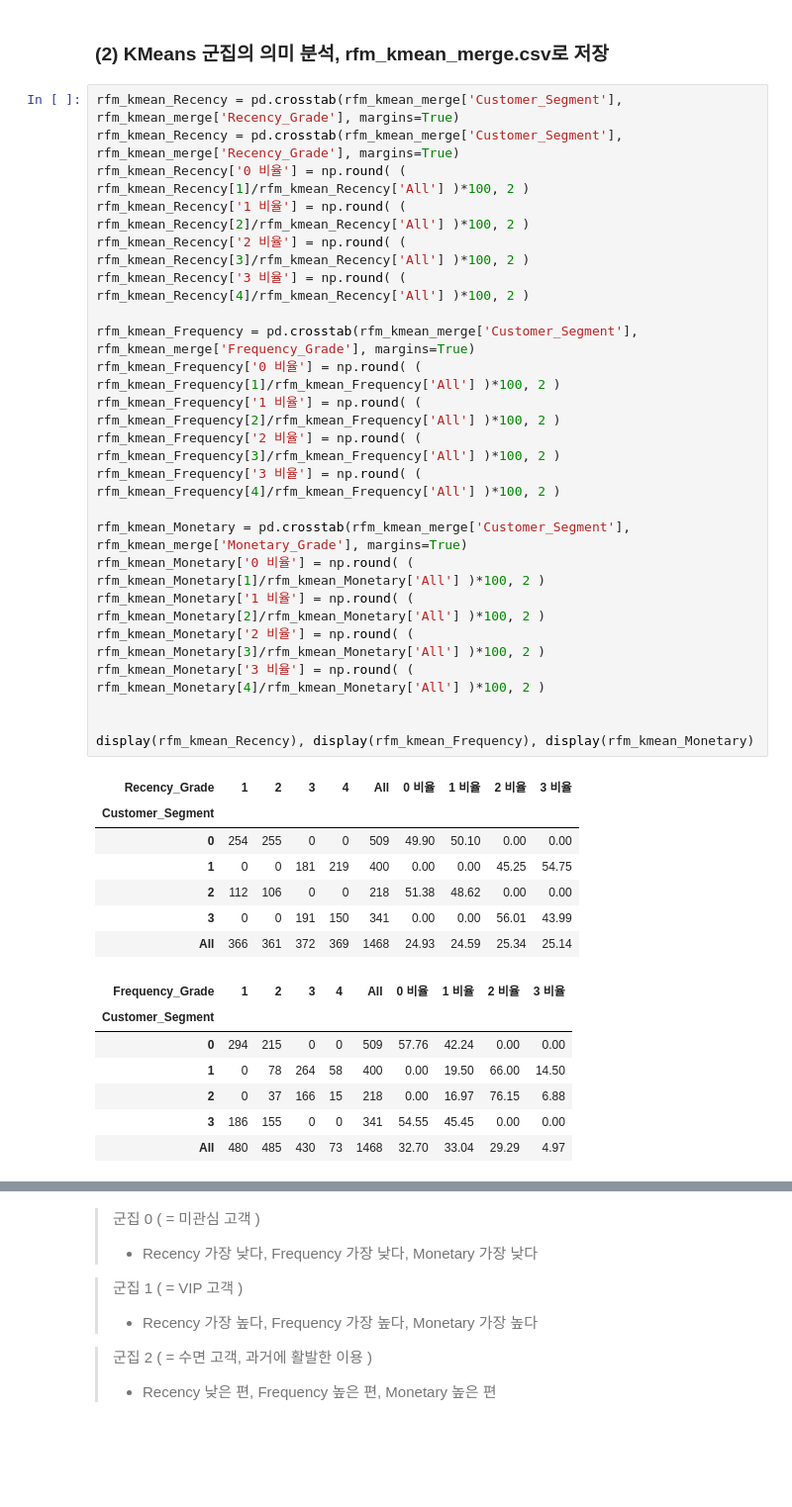
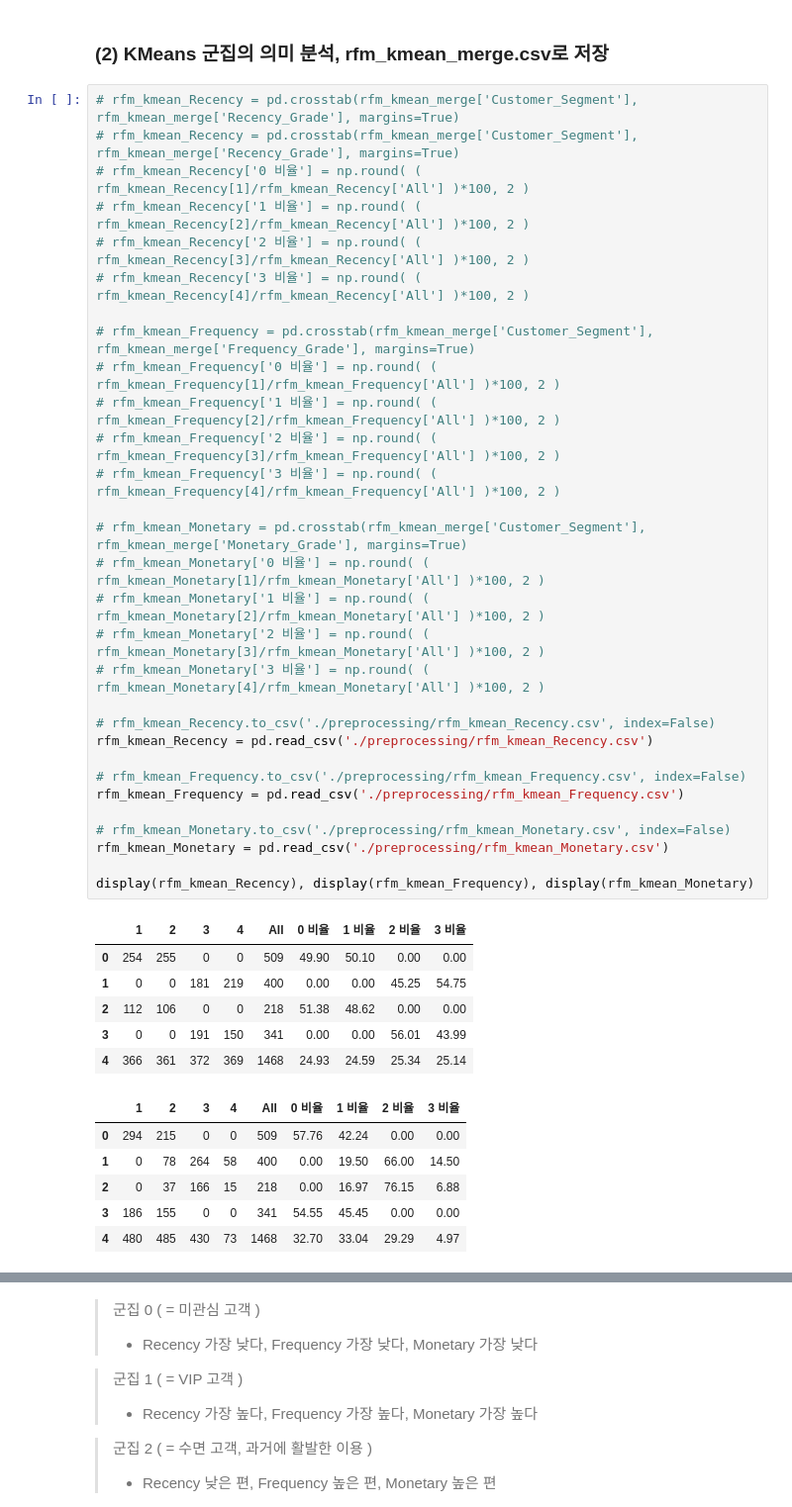
Before and after one commit to meo4739/Public_DACON_Cohort_RFM, a Jupyter notebook: cohort_RFM_ver2.ipynb, the cells around one changed output, grey strips where cells are left out. Shown at 99% size. Drawn from its saved outputs; the diff is of its cells as text; blank space fills up the shorter version.

```diff
--- a/cohort_RFM_ver2.ipynb
+++ b/cohort_RFM_ver2.ipynb
@@ -1110,39 +1142,45 @@ rfm_kmean_merge
 # %% [markdown]
 ### (2) KMeans 군집의 의미 분석, rfm_kmean_merge.csv로 저장
 # %%
-rfm_kmean_Recency = pd.crosstab(rfm_kmean_merge['Customer_Segment'], rfm_kmean_merge['Recency_Grade'], margins=True)
-rfm_kmean_Recency = pd.crosstab(rfm_kmean_merge['Customer_Segment'], rfm_kmean_merge['Recency_Grade'], margins=True)
-rfm_kmean_Recency['0 비율'] = np.round( ( rfm_kmean_Recency[1]/rfm_kmean_Recency['All'] )*100, 2 )
-rfm_kmean_Recency['1 비율'] = np.round( ( rfm_kmean_Recency[2]/rfm_kmean_Recency['All'] )*100, 2 )
-rfm_kmean_Recency['2 비율'] = np.round( ( rfm_kmean_Recency[3]/rfm_kmean_Recency['All'] )*100, 2 )
-rfm_kmean_Recency['3 비율'] = np.round( ( rfm_kmean_Recency[4]/rfm_kmean_Recency['All'] )*100, 2 )
+# rfm_kmean_Recency = pd.crosstab(rfm_kmean_merge['Customer_Segment'], rfm_kmean_merge['Recency_Grade'], margins=True)
+# rfm_kmean_Recency = pd.crosstab(rfm_kmean_merge['Customer_Segment'], rfm_kmean_merge['Recency_Grade'], margins=True)
+# rfm_kmean_Recency['0 비율'] = np.round( ( rfm_kmean_Recency[1]/rfm_kmean_Recency['All'] )*100, 2 )
+# rfm_kmean_Recency['1 비율'] = np.round( ( rfm_kmean_Recency[2]/rfm_kmean_Recency['All'] )*100, 2 )
+# rfm_kmean_Recency['2 비율'] = np.round( ( rfm_kmean_Recency[3]/rfm_kmean_Recency['All'] )*100, 2 )
+# rfm_kmean_Recency['3 비율'] = np.round( ( rfm_kmean_Recency[4]/rfm_kmean_Recency['All'] )*100, 2 )
 
-rfm_kmean_Frequency = pd.crosstab(rfm_kmean_merge['Customer_Segment'], rfm_kmean_merge['Frequency_Grade'], margins=True)
-rfm_kmean_Frequency['0 비율'] = np.round( ( rfm_kmean_Frequency[1]/rfm_kmean_Frequency['All'] )*100, 2 )
-rfm_kmean_Frequency['1 비율'] = np.round( ( rfm_kmean_Frequency[2]/rfm_kmean_Frequency['All'] )*100, 2 )
-rfm_kmean_Frequency['2 비율'] = np.round( ( rfm_kmean_Frequency[3]/rfm_kmean_Frequency['All'] )*100, 2 )
-rfm_kmean_Frequency['3 비율'] = np.round( ( rfm_kmean_Frequency[4]/rfm_kmean_Frequency['All'] )*100, 2 )
+# rfm_kmean_Frequency = pd.crosstab(rfm_kmean_merge['Customer_Segment'], rfm_kmean_merge['Frequency_Grade'], margins=True)
+# rfm_kmean_Frequency['0 비율'] = np.round( ( rfm_kmean_Frequency[1]/rfm_kmean_Frequency['All'] )*100, 2 )
+# rfm_kmean_Frequency['1 비율'] = np.round( ( rfm_kmean_Frequency[2]/rfm_kmean_Frequency['All'] )*100, 2 )
+# rfm_kmean_Frequency['2 비율'] = np.round( ( rfm_kmean_Frequency[3]/rfm_kmean_Frequency['All'] )*100, 2 )
+# rfm_kmean_Frequency['3 비율'] = np.round( ( rfm_kmean_Frequency[4]/rfm_kmean_Frequency['All'] )*100, 2 )
 
-rfm_kmean_Monetary = pd.crosstab(rfm_kmean_merge['Customer_Segment'], rfm_kmean_merge['Monetary_Grade'], margins=True)
-rfm_kmean_Monetary['0 비율'] = np.round( ( rfm_kmean_Monetary[1]/rfm_kmean_Monetary['All'] )*100, 2 )
-rfm_kmean_Monetary['1 비율'] = np.round( ( rfm_kmean_Monetary[2]/rfm_kmean_Monetary['All'] )*100, 2 )
-rfm_kmean_Monetary['2 비율'] = np.round( ( rfm_kmean_Monetary[3]/rfm_kmean_Monetary['All'] )*100, 2 )
-rfm_kmean_Monetary['3 비율'] = np.round( ( rfm_kmean_Monetary[4]/rfm_kmean_Monetary['All'] )*100, 2 )
+# rfm_kmean_Monetary = pd.crosstab(rfm_kmean_merge['Customer_Segment'], rfm_kmean_merge['Monetary_Grade'], margins=True)
+# rfm_kmean_Monetary['0 비율'] = np.round( ( rfm_kmean_Monetary[1]/rfm_kmean_Monetary['All'] )*100, 2 )
+# rfm_kmean_Monetary['1 비율'] = np.round( ( rfm_kmean_Monetary[2]/rfm_kmean_Monetary['All'] )*100, 2 )
+# rfm_kmean_Monetary['2 비율'] = np.round( ( rfm_kmean_Monetary[3]/rfm_kmean_Monetary['All'] )*100, 2 )
+# rfm_kmean_Monetary['3 비율'] = np.round( ( rfm_kmean_Monetary[4]/rfm_kmean_Monetary['All'] )*100, 2 )
 
+# rfm_kmean_Recency.to_csv('./preprocessing/rfm_kmean_Recency.csv', index=False)
+rfm_kmean_Recency = pd.read_csv('./preprocessing/rfm_kmean_Recency.csv')
+
+# rfm_kmean_Frequency.to_csv('./preprocessing/rfm_kmean_Frequency.csv', index=False)
+rfm_kmean_Frequency = pd.read_csv('./preprocessing/rfm_kmean_Frequency.csv')
+
+# rfm_kmean_Monetary.to_csv('./preprocessing/rfm_kmean_Monetary.csv', index=False)
+rfm_kmean_Monetary = pd.read_csv('./preprocessing/rfm_kmean_Monetary.csv')
 
 display(rfm_kmean_Recency), display(rfm_kmean_Frequency), display(rfm_kmean_Monetary)
 # %% [output]
-| Recency_Grade | 1 | 2 | 3 | 4 | All | 0 비율 | 1 비율 | 2 비율 | 3 비율 |
-| Customer_Segment |  |  |  |  |  |  |  |  |  |
+|  | 1 | 2 | 3 | 4 | All | 0 비율 | 1 비율 | 2 비율 | 3 비율 |
 | 0 | 254 | 255 | 0 | 0 | 509 | 49.90 | 50.10 | 0.00 | 0.00 |
 | 1 | 0 | 0 | 181 | 219 | 400 | 0.00 | 0.00 | 45.25 | 54.75 |
 | 2 | 112 | 106 | 0 | 0 | 218 | 51.38 | 48.62 | 0.00 | 0.00 |
 | 3 | 0 | 0 | 191 | 150 | 341 | 0.00 | 0.00 | 56.01 | 43.99 |
-| All | 366 | 361 | 372 | 369 | 1468 | 24.93 | 24.59 | 25.34 | 25.14 |
+| 4 | 366 | 361 | 372 | 369 | 1468 | 24.93 | 24.59 | 25.34 | 25.14 |
-| Frequency_Grade | 1 | 2 | 3 | 4 | All | 0 비율 | 1 비율 | 2 비율 | 3 비율 |
-| Customer_Segment |  |  |  |  |  |  |  |  |  |
+|  | 1 | 2 | 3 | 4 | All | 0 비율 | 1 비율 | 2 비율 | 3 비율 |
 | 0 | 294 | 215 | 0 | 0 | 509 | 57.76 | 42.24 | 0.00 | 0.00 |
 | 1 | 0 | 78 | 264 | 58 | 400 | 0.00 | 19.50 | 66.00 | 14.50 |
 | 2 | 0 | 37 | 166 | 15 | 218 | 0.00 | 16.97 | 76.15 | 6.88 |
 | 3 | 186 | 155 | 0 | 0 | 341 | 54.55 | 45.45 | 0.00 | 0.00 |
-| All | 480 | 485 | 430 | 73 | 1468 | 32.70 | 33.04 | 29.29 | 4.97 |
+| 4 | 480 | 485 | 430 | 73 | 1468 | 32.70 | 33.04 | 29.29 | 4.97 |
```
Also changed, not shown: parts of 19 cells of this notebook, 6 other files.
